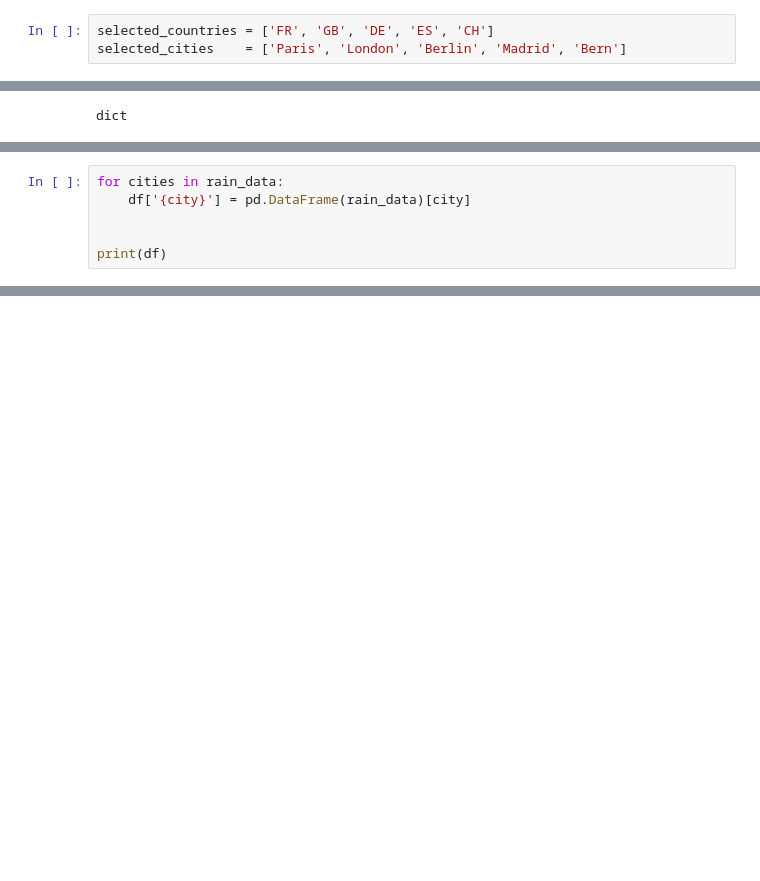
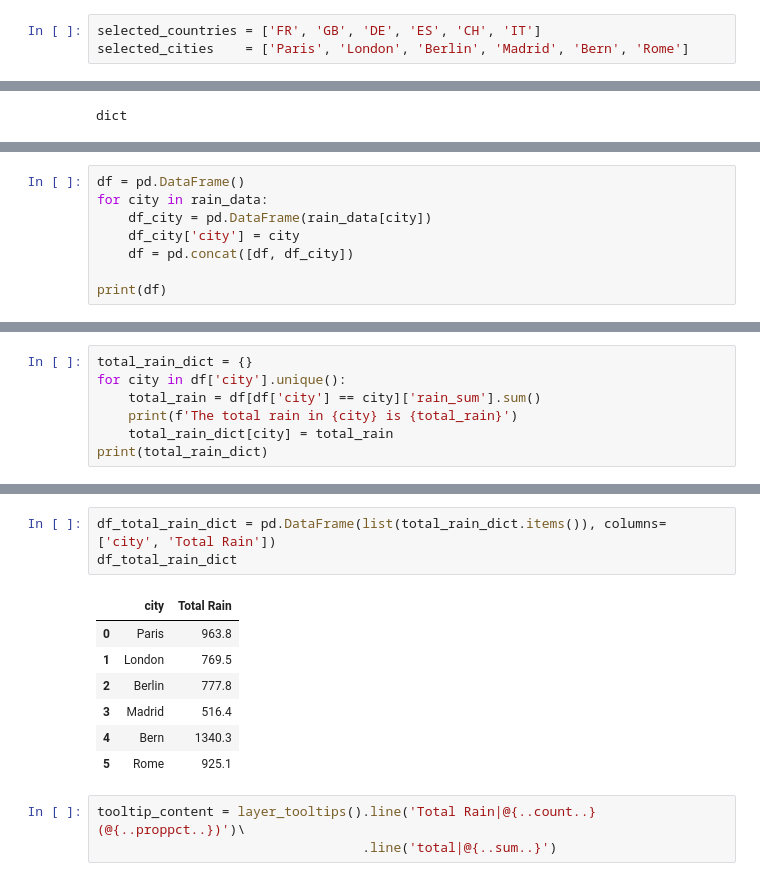
Before and after one commit to SparklyPlant/DS105-Summative-W06, a Jupyter notebook: NB03_Challenge.ipynb, the cells around one changed output, grey strips where cells are left out. Cells and saved outputs as stored; diff of their text form; blank space fills up the shorter version.

```diff
--- a/NB03_Challenge.ipynb
+++ b/NB03_Challenge.ipynb
@@ -14,8 +20,8 @@ import numpy as np
 
 **1. Finding and extracting the latitude and longitude values for any number of country specified under the selected_countries and selected_cities variables**
 # %%
-selected_countries = ['FR', 'GB', 'DE', 'ES', 'CH']
-selected_cities    = ['Paris', 'London', 'Berlin', 'Madrid', 'Bern']
+selected_countries = ['FR', 'GB', 'DE', 'ES', 'CH', 'IT']
+selected_cities    = ['Paris', 'London', 'Berlin', 'Madrid', 'Bern', 'Rome']
 # %%
 def get_lat_lon_multiple(country_codes, cities):
     filepath = '../data/world_cities.csv'
@@ -119,7 +89,9 @@ np.float64(27.4)
 # %%
-for cities in rain_data:
-    df['{city}'] = pd.DataFrame(rain_data)[city]
-
+df = pd.DataFrame()
+for city in rain_data:
+    df_city = pd.DataFrame(rain_data[city])
+    df_city['city'] = city
+    df = pd.concat([df, df_city])
 
 print(df)
 # %% [output]
@@ -139,0 +129,7 @@ print(df)
+# %%
+total_rain_dict = {}
+for city in df['city'].unique():
+    total_rain = df[df['city'] == city]['rain_sum'].sum()
+    print(f'The total rain in {city} is {total_rain}')
+    total_rain_dict[city] = total_rain
+print(total_rain_dict)
@@ -139,0 +144,14 @@ print(df)
+# %%
+df_total_rain_dict = pd.DataFrame(list(total_rain_dict.items()), columns=['city', 'Total Rain'])
+df_total_rain_dict
+# %% [output]
+|  | city | Total Rain |
+| 0 | Paris | 963.8 |
+| 1 | London | 769.5 |
+| 2 | Berlin | 777.8 |
+| 3 | Madrid | 516.4 |
+| 4 | Bern | 1340.3 |
+| 5 | Rome | 925.1 |
+# %%
+tooltip_content = layer_tooltips().line('Total Rain|@{..count..} (@{..proppct..})')\
+                                  .line('total|@{..sum..}')
```
Also changed, not shown: parts of 14 cells of this notebook.
